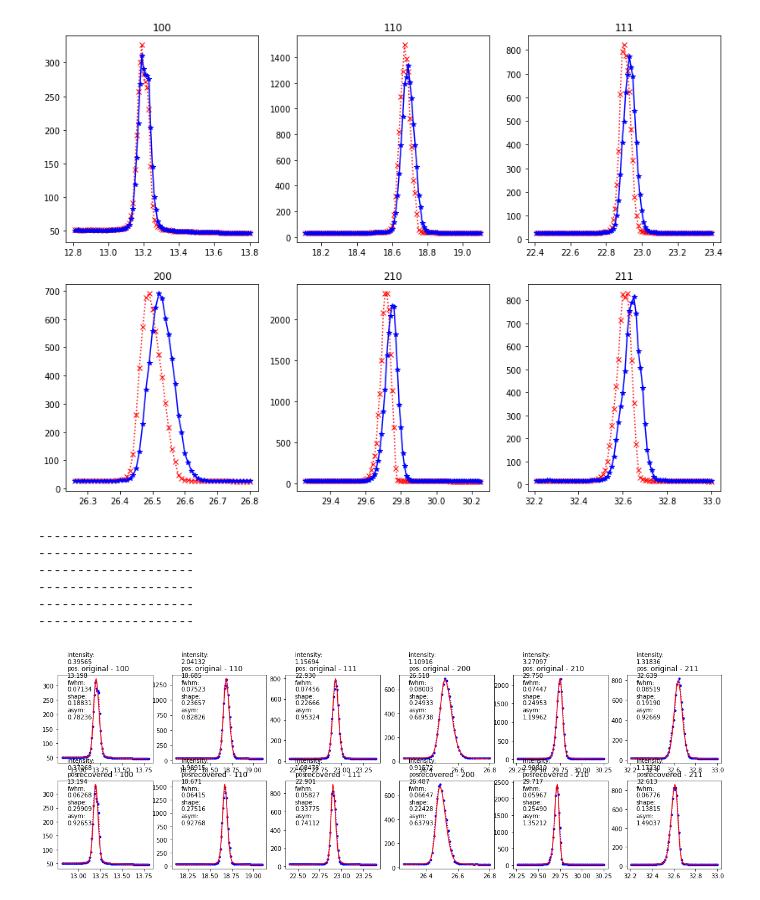
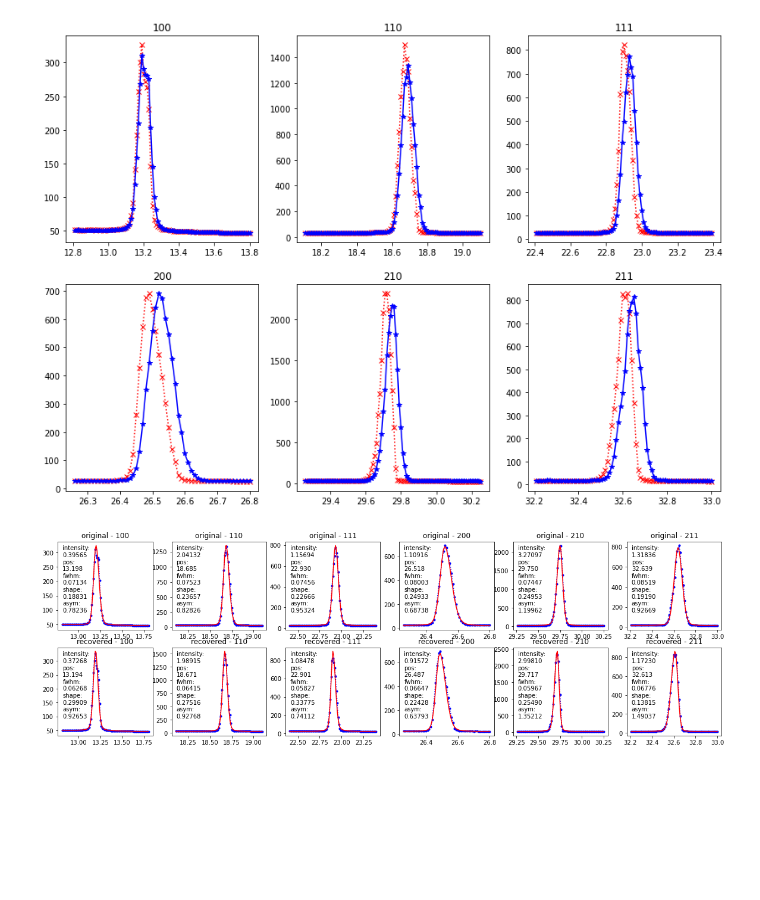
Before and after one commit to maxiv-science/xtrace, a Jupyter notebook: notebooks/presentation.ipynb, the cells around one changed output. Cells and saved outputs as stored; diff of their text form; code cells hidden in the pictures; blank space fills up the shorter version.

```diff
--- a/notebooks/presentation.ipynb
+++ b/notebooks/presentation.ipynb
@@ -216,25 +216,18 @@ for i, (name, slc) in enumerate(peak_slices.items()):
 # %%
 from fit_asym_voigt import fit
 import itertools
 
 stages = {"original": az_img_smooth, "recovered": az_recovered}
 fig, axs = plt.subplots(2, 6, figsize=(20,6))
 for p, (peak_name, mask) in enumerate(peak_slices.items()):
     for i, (src_name, az_src) in enumerate(stages.items()):
         peak_fit, p1 = fit(xtth[mask], az_src[mask])
         axs[i,p].plot(deg_xtth[mask], az_src[mask], 'b:.')
         axs[i,p].plot(deg_xtth[mask], peak_fit, 'r')
         axs[i,p].set_title(f'{src_name} - {peak_name}')
         axs[i,p].annotate(f'intensity:\n{p1[0]:.5f}\npos:\n{p1[1]*rad2deg:.3f}\nfwhm:\n'\
               f'{p1[2]*rad2deg:.5f}\nshape:\n{p1[3]:.5f}\nasym:\n{p1[4]:.5f}',
-                xy=(0.1, 0.5),
+                xy=(0.05, 0.2),
                 xycoords='axes fraction')
-    print("-"*20)
 # %% [output]
---------------------
---------------------
---------------------
---------------------
---------------------
---------------------
-[figure, old version]
+[figure, new version]
```
